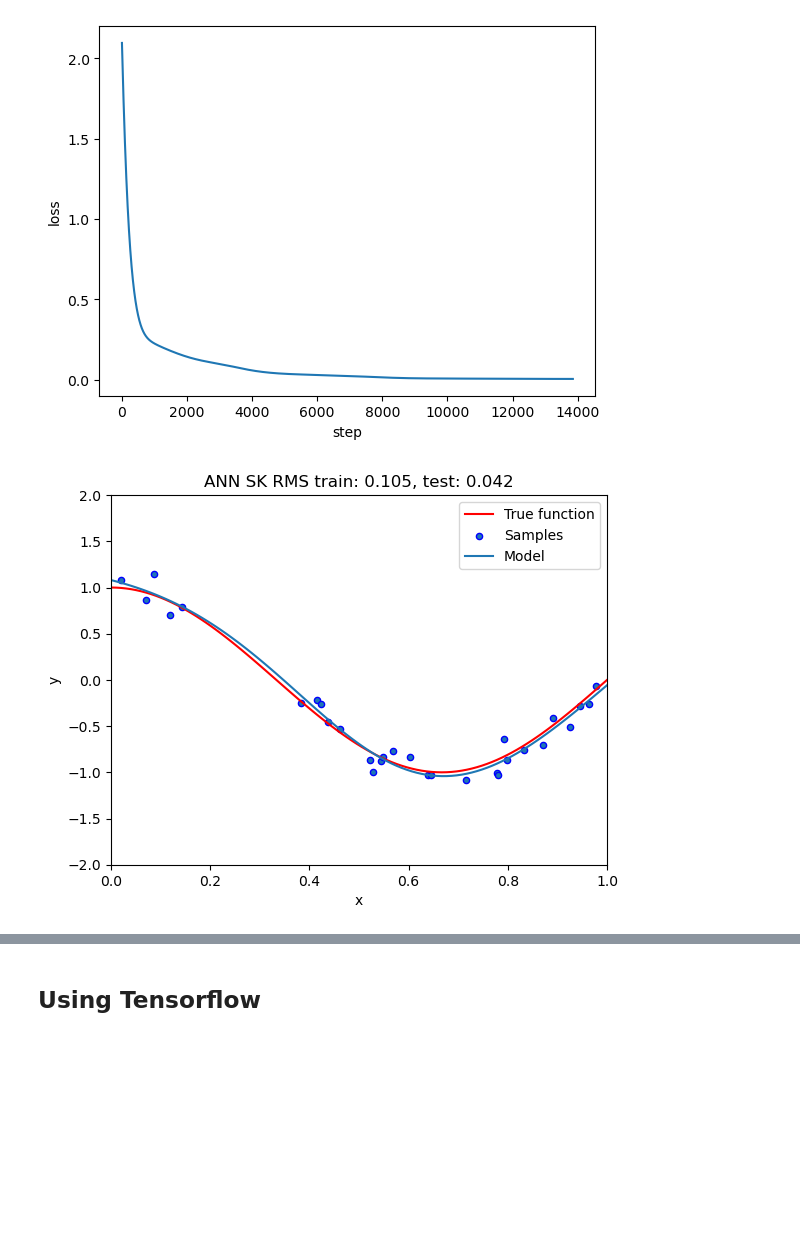
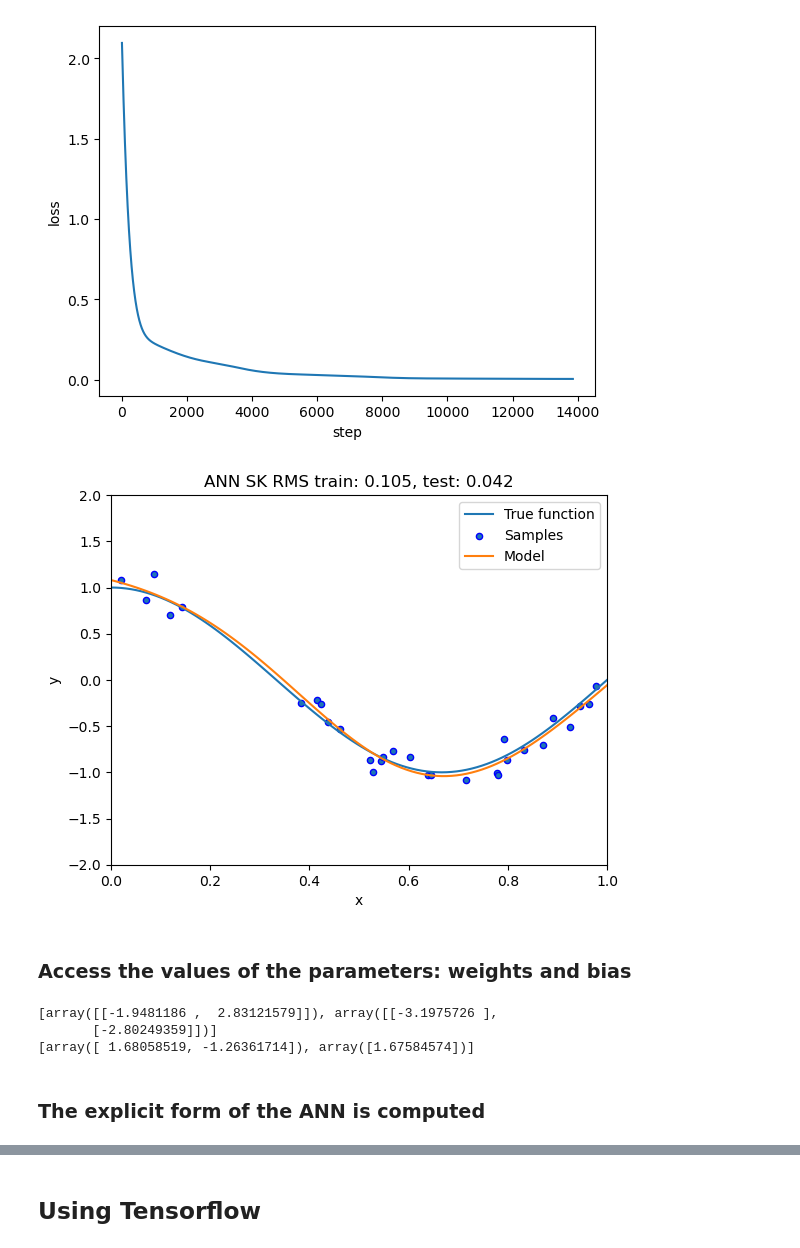
Before and after one commit to Morisset/Python-lectures-Notebooks, a Jupyter notebook: Lecture_Notebooks/ANN.ipynb, the cells around one changed output, grey strips where cells are left out. Cells and saved outputs as stored; diff of their text form; code cells hidden in the pictures; blank space fills up the shorter version.

```diff
--- a/Lecture_Notebooks/ANN.ipynb
+++ b/Lecture_Notebooks/ANN.ipynb
@@ -44,10 +47,12 @@ noise = 0.1
 X = np.sort(np.random.rand(n_samples))
 y = true_fun(X) + np.random.randn(n_samples) * noise
 X_train = X
+X_train2 = np.expand_dims(X_train, axis=1) # The input to the neural network, an additional dimension is needed
 y_train_true = y
 
 # The set of points to verify the fit quality
 X_test = np.linspace(0, 1, 100)
+X_test2 = np.expand_dims(X_test, axis=1) # The test to the neural network, an additional dimension is needed
 y_test_true = true_fun(X_test)
 # %%
 print(X)
@@ -174,7 +176,7 @@ ANN.get_params()
 # %% [markdown]
 The X and y dataset needs to be reformated by adding a dimension
 # %%
-ANN_fit = ANN.fit(np.expand_dims(X_train, axis=1), y_train_true)
+ANN_fit = ANN.fit(X_train2, y_train_true)
 # %%
 f, ax = plt.subplots()
 ax.plot(ANN.loss_curve_)
@@ -183,20 +185,31 @@ ax.set_ylabel('loss');
 # %% [output]
 [figure]
 # %%
-y_train = ANN.predict(np.expand_dims(X_train, axis=1))
-y_test = ANN.predict(np.expand_dims(X_test, axis=1))
+y_train = ANN.predict(X_train2)
+y_test = ANN.predict(X_test2)
 rms_train = np.sqrt(mean_squared_error(y_train,y_train_true))
 rms_test = np.sqrt(mean_squared_error(y_test,y_test_true))
 # %%
 f, ax = plt.subplots()
-ax.plot(X_test, y_test_true, label="True function", c='red')
+ax.plot(X_test, y_test_true, label="True function")
 ax.scatter(X_train, y_train_true, edgecolor='b', s=20, label="Samples")
 ax.plot(X_test, y_test, label="Model")
 ax.set_xlabel("x")
 ax.set_ylabel("y")
 ax.set_xlim((0, 1))
 ax.set_ylim((-2, 2))
 ax.legend(loc="best")
 ax.set_title("ANN SK RMS train: {:.3f}, test: {:.3f}".format(rms_train, rms_test));
 # %% [output]
-[figure, old version]
+[figure, new version]
+# %% [markdown]
+### Access the values of the parameters: weights and bias
+# %%
+print(ANN.coefs_)
+print(ANN.intercepts_)
+# %% [output]
+[array([[-1.9481186 ,  2.83121579]]), array([[-3.1975726 ],
+       [-2.80249359]])]
+[array([ 1.68058519, -1.26361714]), array([1.67584574])]
+# %% [markdown]
+### The explicit form of the ANN is computed
```
Also changed, not shown: parts of 33 cells of this notebook.
